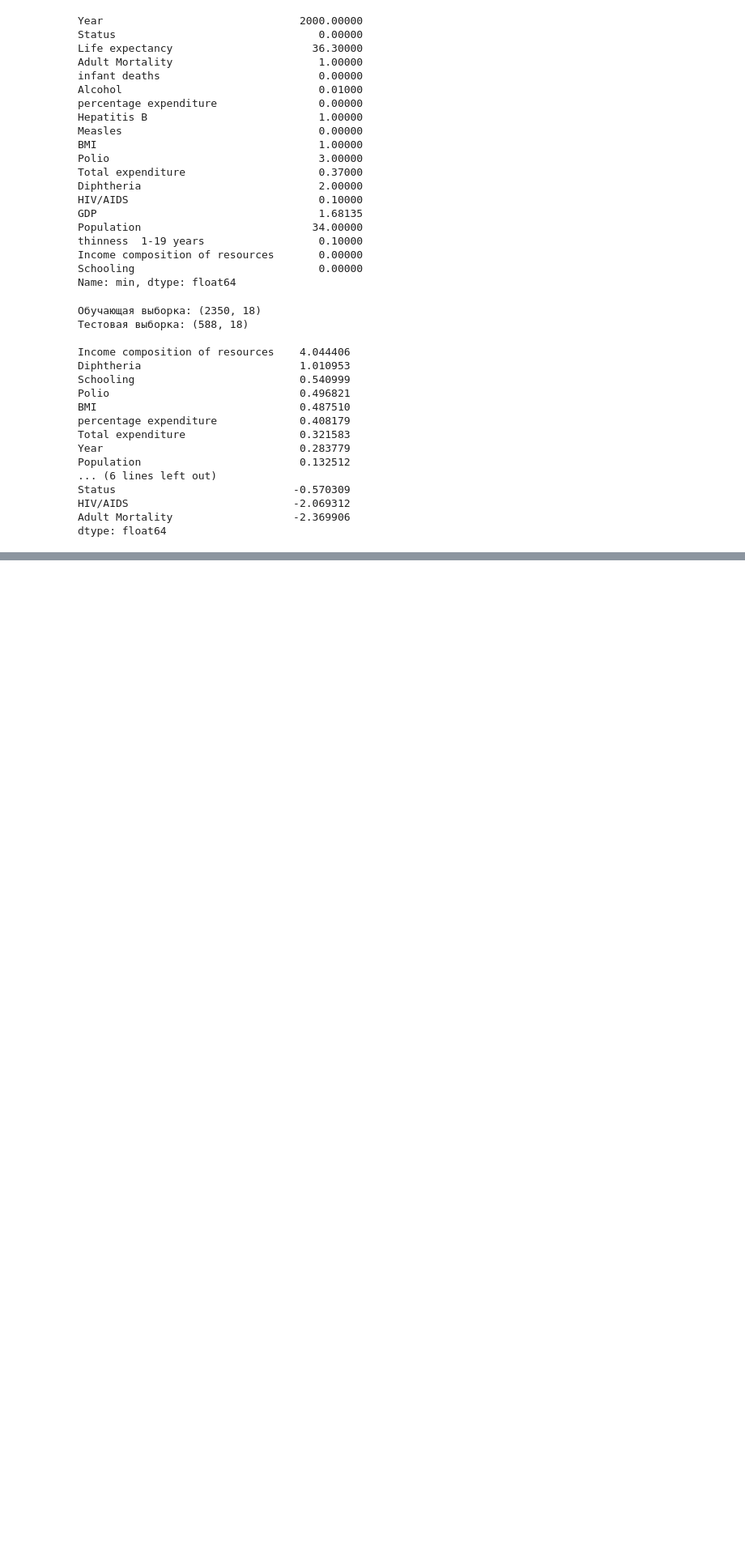
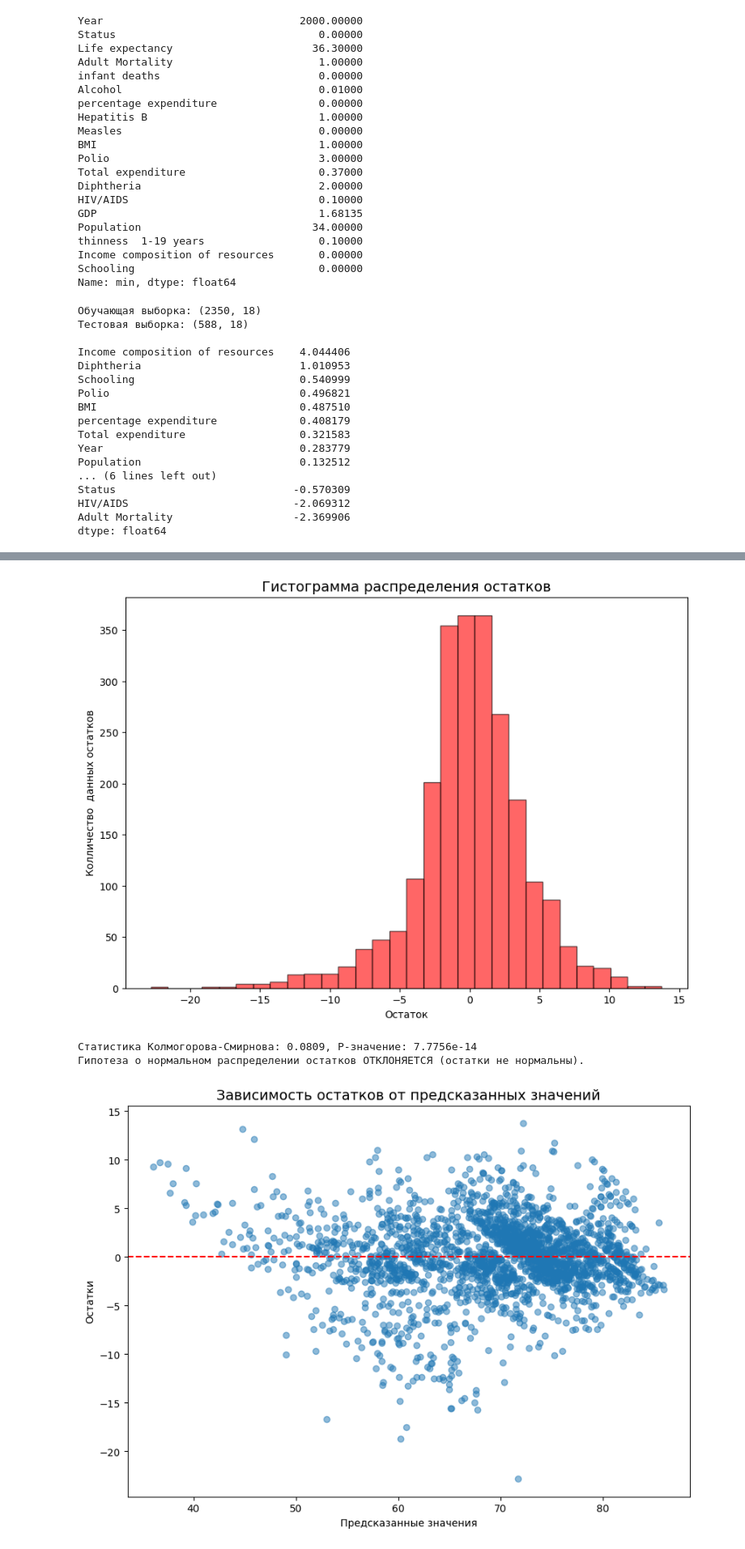
Before and after one commit to tomas098con/ml-course-homeworks, a Jupyter notebook: hw04_Life Expectancy/hw04.ipynb, the cells around one changed output, grey strips where cells are left out. Shown at 81% size. Cells and saved outputs as stored; diff of their text form; code cells hidden in the pictures; blank space fills up the shorter version.

```diff
--- a/hw04_Life Expectancy/hw04.ipynb
+++ b/hw04_Life Expectancy/hw04.ipynb
@@ -173,7 +171,7 @@ test_0 = df_1.drop(columns = 'Life expectancy')
 true_0 = df_1['Life expectancy']
 
 ### Разделение выборки
-from sklearn.model_selection import train_test_split
+from sklearn.model_selection import train_test_split, cross_val_score
 
 x_train, x_test, y_train, y_test = train_test_split(
     test_0, true_0, test_size= 0.2, random_state= 42
@@ -195,6 +193,7 @@ model = LinearRegression()
 
 model.fit(x_train_scaled, y_train)
 pred = model.predict(x_test_scaled)
+pred_train = model.predict(x_train_scaled)
 
 # интерпритация важности каждого фактора
 weights = pd.Series(model.coef_, index=x_train_scaled.columns)
@@ -258,16 +259,3 @@ R2: 0.8273
 
 R2 на тренировке: 0.8318
 R2 на тесте: 0.8273
-# %%
-## Создаем базовую модель DummyRegressor
-from sklearn.dummy import DummyRegressor
-
-dummy = DummyRegressor()
-dummy.fit(x_train_scaled, y_train)
-dummy_pred = dummy.predict(x_test_scaled)
-
-print(f'MAE для Dummy: {mean_absolute_error(y_test, dummy_pred):.2f}')
-print(f'RMSE для Dummy: {np.sqrt(mean_squared_error(y_test, dummy_pred)):.2f}')
-print(f'R2 для Dummy: {r2_score(y_test, dummy_pred):.4f}')
-
-# Данная 'глупая' версия имеет намного большие ошибки, что подтверждает нормальную работу созданной перед этим модели
@@ -294,0 +262,61 @@ plt.plot(
+# %%
+## Ананлиз остатков
+from scipy.stats import norm, kstest
+residual =  y_train - pred_train
+
+def analyze_residuals(residuals, y_pred):
+    # 1. Гистограмма остатков
+    plt.figure(figsize= (10, 7))
+    plt.hist(
+        residuals,
+        color= 'red',
+        bins= 30,
+        edgecolor = 'black',
+        alpha =0.6
+    )
+    plt.title('Гистограмма распределения остатков', fontsize = 14)
+    plt.xlabel('Остаток')
+    plt.ylabel('Колличество  данных остатков')
+    plt.show()
+
+    # 2. Проверка гипотезы о нормальности остатков (Критерий Колмогорова-Смирнова)
+    residuals_mean = residuals.mean()
+    residuals_std = np.std(residuals)
+    res = norm(loc = residuals_mean, scale = residuals_std)
+
+    statistic , p_value = kstest(residuals, res.cdf)
+    print(f"Статистика Колмогорова-Смирнова: {statistic:.4f}, P-значение: {p_value:.4e}")
+
+    alpha = 0.05
+    if p_value < alpha:
+        print("Гипотеза о нормальном распределении остатков ОТКЛОНЯЕТСЯ (остатки не нормальны).")
+    else:
+        print("Гипотеза о нормальном распределении остатков ПРИНИМАЕТСЯ.")
+
+    # 3. Диаграмма рассеяния: Остатки vs Прогнозы
+    plt.figure(figsize=(10, 7))
+    plt.scatter(
+        y_pred,
+        residuals,
+        alpha = 0.5
+    )
+    plt.axhline(
+        y = 0,
+        color = 'r',
+        linestyle = '--'
+    )
+    plt.title('Зависимость остатков от предсказанных значений', fontsize = 14)
+    plt.xlabel("Предсказанные значения")
+    plt.ylabel("Остатки")
+    plt.show()
+
+analyze_residuals(residual, pred_train)
+
+
+## Тест Колмогорова-Смирнова показал отклонение остатков от нормального распределения (p < 0.05)
+## Это означает, что обычная линейная регрессия слишком чувствительна к шуму в данных и выбросам
+# %% [output]
+[figure, added]
+Статистика Колмогорова-Смирнова: 0.0809, P-значение: 7.7756e-14
+Гипотеза о нормальном распределении остатков ОТКЛОНЯЕТСЯ (остатки не нормальны).
+[figure, added]
```
Also changed, not shown: parts of 9 cells of this notebook.
